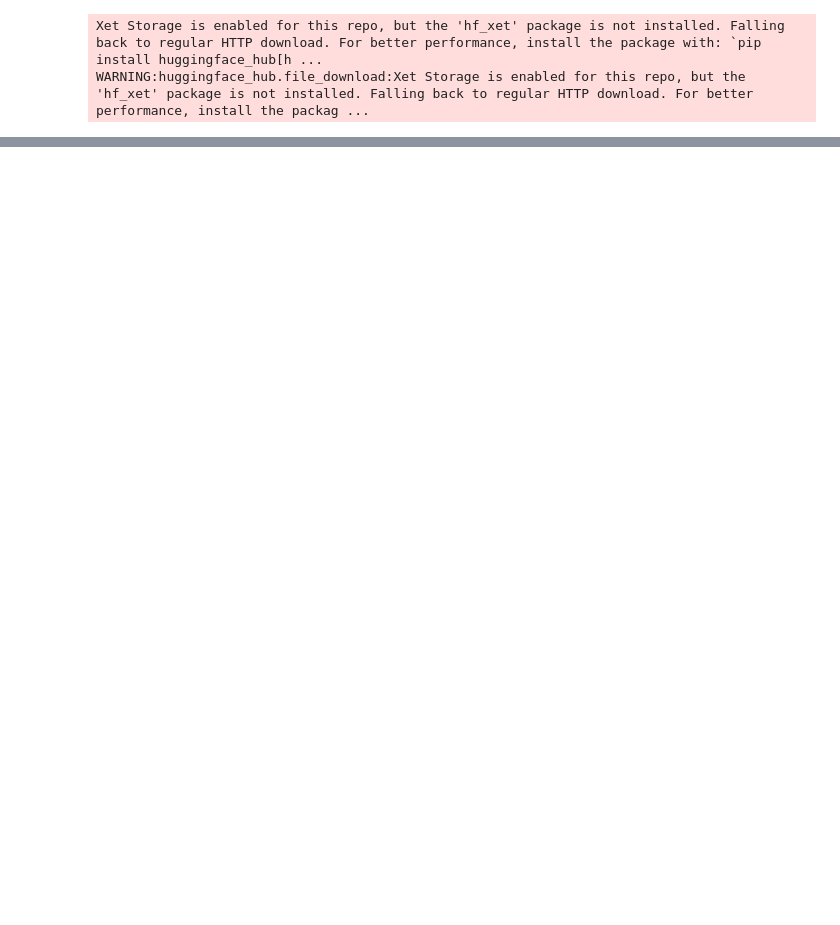
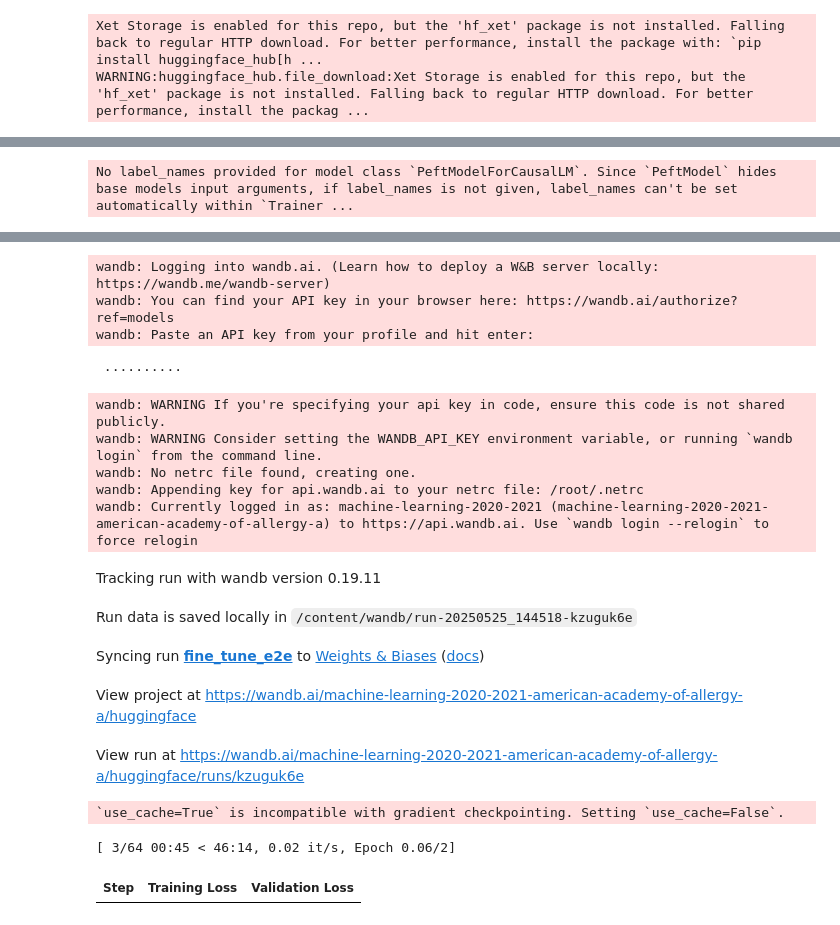
Before and after one commit to Aerospace87/ML-projects, a Jupyter notebook: genai/FineTuningLLM.ipynb, the cells around one changed output, grey strips where cells are left out. Drawn from its saved outputs; the diff is of its cells as text; code cells hidden in the pictures; blank space fills up the shorter version.

Commit message:
Creation of a complete QLoRa FineTuning of Mistral

```diff
--- a/genai/FineTuningLLM.ipynb
+++ b/genai/FineTuningLLM.ipynb
@@ -498,0 +565,43 @@ It is possbile to de-quantize the vector but some information get lost and this
+# %%
+peft_config = LoraConfig(
+                r=8,
+                lora_alpha=16,
+                lora_dropout=0.05,
+                task_type="CAUSAL_LM"
+)
+# %%
+sft_config = SFTConfig(
+  "fine_tune_e2e",
+  push_to_hub=False,
+  per_device_train_batch_size=8,
+  weight_decay=0.1,
+  lr_scheduler_type="cosine",
+  learning_rate=5e-4,
+  num_train_epochs=2,
+  eval_strategy="steps",
+  eval_steps=200,
+  logging_steps=200,
+  gradient_checkpointing=True,
+  max_seq_length=512,
+  # New parameters
+  dataset_text_field="text",
+  packing=True
+)
+# %%
+train_dataset = dataset['train']
+test_dataset = dataset['test']
+# %%
+numb_samples = 300
+
+trainer = SFTTrainer(
+  model,
+  args=sft_config,
+  train_dataset=train_dataset.select(range(numb_samples)),
+  eval_dataset = test_dataset.select(range(numb_samples // 4)),
+  peft_config=peft_config
+)
+# %% [output]
+No label_names provided for model class `PeftModelForCausalLM`. Since `PeftModel` hides base models input arguments, if label_names is not given, label_names can't be set automatically within `Trainer ...
+# %%
+trainer.train()
+# %% [output]
@@ -498,0 +610,17 @@ It is possbile to de-quantize the vector but some information get lost and this
+wandb: Logging into wandb.ai. (Learn how to deploy a W&B server locally: https://wandb.me/wandb-server)
+wandb: You can find your API key in your browser here: https://wandb.ai/authorize?ref=models
+wandb: Paste an API key from your profile and hit enter:
+ ··········
+wandb: WARNING If you're specifying your api key in code, ensure this code is not shared publicly.
+wandb: WARNING Consider setting the WANDB_API_KEY environment variable, or running `wandb login` from the command line.
+wandb: No netrc file found, creating one.
+wandb: Appending key for api.wandb.ai to your netrc file: /root/.netrc
+wandb: Currently logged in as: machine-learning-2020-2021 (machine-learning-2020-2021-american-academy-of-allergy-a) to https://api.wandb.ai. Use `wandb login --relogin` to force relogin
+Tracking run with wandb version 0.19.11
+Run data is saved locally in /content/wandb/run-20250525_144518-kzuguk6e
+Syncing run fine_tune_e2e to Weights & Biases (docs)
+View project at https://wandb.ai/machine-learning-2020-2021-american-academy-of-allergy-a/huggingface
+View run at https://wandb.ai/machine-learning-2020-2021-american-academy-of-allergy-a/huggingface/runs/kzuguk6e
+`use_cache=True` is incompatible with gradient checkpointing. Setting `use_cache=False`.
+[ 3/64 00:45 < 46:14, 0.02 it/s, Epoch 0.06/2]
+| Step | Training Loss | Validation Loss |
```
Also changed, not shown: parts of 12 cells of this notebook.
